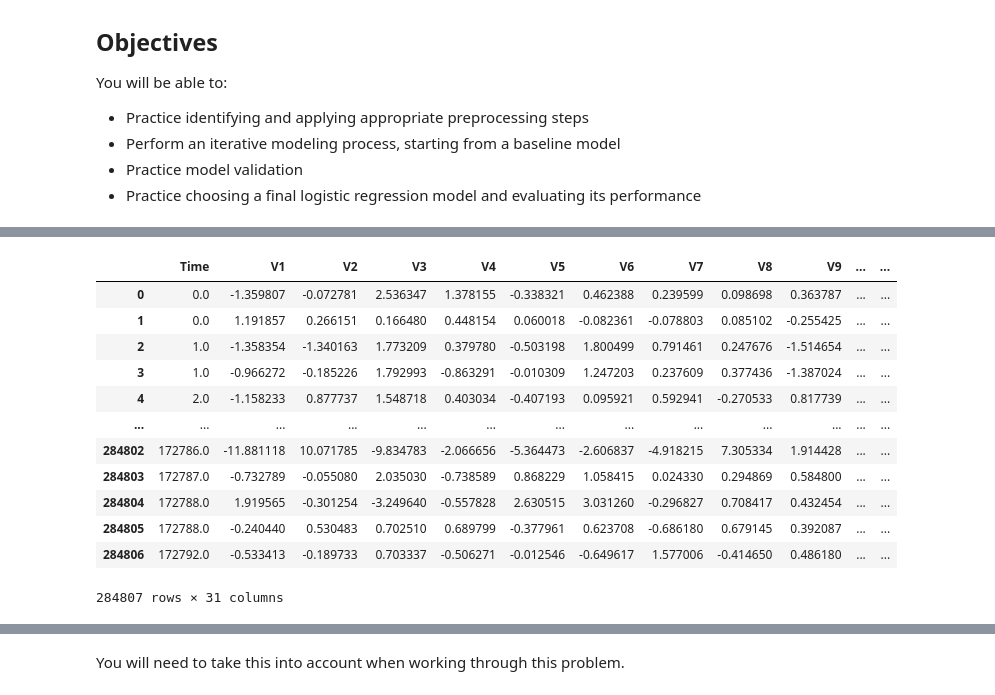
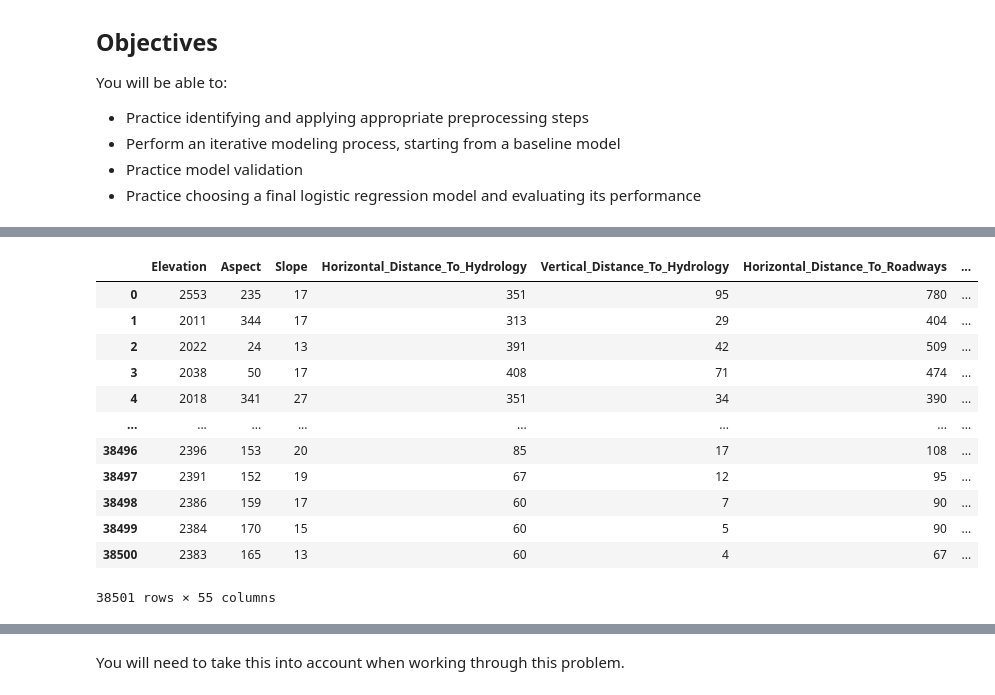
Before and after one commit to learn-co-curriculum/dsc-logistic-regression-lab, a Jupyter notebook: index.ipynb, the cells around one changed output, grey strips where cells are left out. Drawn from its saved outputs; the diff is of its cells as text; code cells hidden in the pictures.

```diff
--- a/index.ipynb
+++ b/index.ipynb
@@ -26,19 +28,19 @@ Here will be using the credit card fraud dataset:
 # %%
 import pandas as pd
 
-df = pd.read_csv('data/creditcard.csv.gz', compression='gzip')
+df = pd.read_csv('data/forest_cover.csv')
 df
 # %% [output]
-|  | Time | V1 | V2 | V3 | V4 | V5 | V6 | V7 | V8 | V9 | ... | ... |
-| 0 | 0.0 | -1.359807 | -0.072781 | 2.536347 | 1.378155 | -0.338321 | 0.462388 | 0.239599 | 0.098698 | 0.363787 | ... | ... |
-| 1 | 0.0 | 1.191857 | 0.266151 | 0.166480 | 0.448154 | 0.060018 | -0.082361 | -0.078803 | 0.085102 | -0.255425 | ... | ... |
-| 2 | 1.0 | -1.358354 | -1.340163 | 1.773209 | 0.379780 | -0.503198 | 1.800499 | 0.791461 | 0.247676 | -1.514654 | ... | ... |
-| 3 | 1.0 | -0.966272 | -0.185226 | 1.792993 | -0.863291 | -0.010309 | 1.247203 | 0.237609 | 0.377436 | -1.387024 | ... | ... |
-| 4 | 2.0 | -1.158233 | 0.877737 | 1.548718 | 0.403034 | -0.407193 | 0.095921 | 0.592941 | -0.270533 | 0.817739 | ... | ... |
-| ... | ... | ... | ... | ... | ... | ... | ... | ... | ... | ... | ... | ... |
-| 284802 | 172786.0 | -11.881118 | 10.071785 | -9.834783 | -2.066656 | -5.364473 | -2.606837 | -4.918215 | 7.305334 | 1.914428 | ... | ... |
-| 284803 | 172787.0 | -0.732789 | -0.055080 | 2.035030 | -0.738589 | 0.868229 | 1.058415 | 0.024330 | 0.294869 | 0.584800 | ... | ... |
-| 284804 | 172788.0 | 1.919565 | -0.301254 | -3.249640 | -0.557828 | 2.630515 | 3.031260 | -0.296827 | 0.708417 | 0.432454 | ... | ... |
-| 284805 | 172788.0 | -0.240440 | 0.530483 | 0.702510 | 0.689799 | -0.377961 | 0.623708 | -0.686180 | 0.679145 | 0.392087 | ... | ... |
-| 284806 | 172792.0 | -0.533413 | -0.189733 | 0.703337 | -0.506271 | -0.012546 | -0.649617 | 1.577006 | -0.414650 | 0.486180 | ... | ... |
+|  | Elevation | Aspect | Slope | Horizontal_Distance_To_Hydrology | Vertical_Distance_To_Hydrology | Horizontal_Distance_To_Roadways | ... |
+| 0 | 2553 | 235 | 17 | 351 | 95 | 780 | ... |
+| 1 | 2011 | 344 | 17 | 313 | 29 | 404 | ... |
+| 2 | 2022 | 24 | 13 | 391 | 42 | 509 | ... |
+| 3 | 2038 | 50 | 17 | 408 | 71 | 474 | ... |
+| 4 | 2018 | 341 | 27 | 351 | 34 | 390 | ... |
+| ... | ... | ... | ... | ... | ... | ... | ... |
+| 38496 | 2396 | 153 | 20 | 85 | 17 | 108 | ... |
+| 38497 | 2391 | 152 | 19 | 67 | 12 | 95 | ... |
+| 38498 | 2386 | 159 | 17 | 60 | 7 | 90 | ... |
+| 38499 | 2384 | 170 | 15 | 60 | 5 | 90 | ... |
+| 38500 | 2383 | 165 | 13 | 60 | 4 | 67 | ... |
-284807 rows × 31 columns
+38501 rows × 55 columns
```
Also changed, not shown: parts of 37 cells of this notebook, 4 other files.
